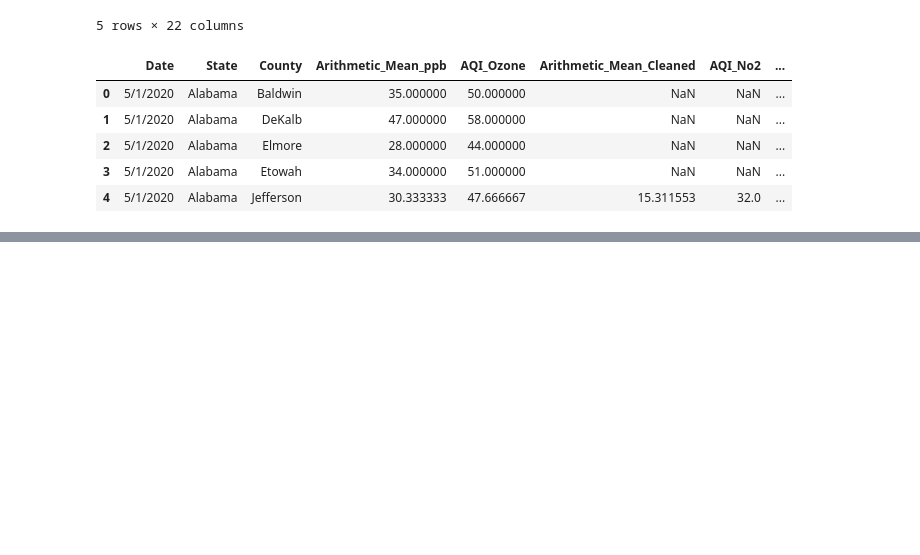
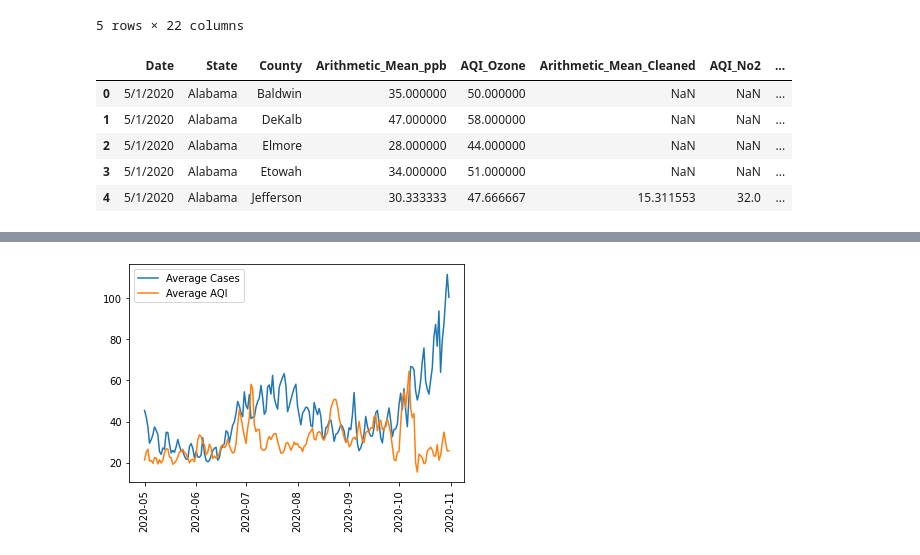
Before and after one commit to Jonathan-Barton/AirQualityProject, a Jupyter notebook: Data Merging.ipynb, the cells around one changed output, grey strips where cells are left out. Saved outputs shown, nothing was run; the diff lists cells and outputs as text; code cells hidden in the pictures; blank space fills up the shorter version.

Commit message:
made some separate datasets and a few more changes. Deleted some rows where we were missing A LOT of data.

```diff
--- a/Data Merging.ipynb
+++ b/Data Merging.ipynb
@@ -167,6 +167,12 @@ List of counties in AQData but not in covidData:
 
 
  {'Fairbanks North Star Borough'}
+# %%
+#No AQData available widely on 11/1 11/2 11/3 11/4
+AQData = AQData[AQData['Date_Local'] != '11/1/2020']
+AQData = AQData[AQData['Date_Local'] != '11/2/2020']
+AQData = AQData[AQData['Date_Local'] != '11/3/2020']
+AQData = AQData[AQData['Date_Local'] != '11/4/2020']
 # %% [markdown]
 * This shows us that all of our counties in the AQdata can also be found in the covidData dataset. This means our merge should be successful.
 # %% [markdown]
@@ -282,0 +287,6 @@ filteredMergedData.to_csv('filteredMergedData.csv')
+# %%
+filteredMergedData.to_csv('filteredMergedData.csv')
+print(filteredMergedData.dtypes)
+#need to change date to datetime data type
+filteredMergedData['Date']= pd.to_datetime(filteredMergedData['Date'])
+print(filteredMergedData.dtypes)
@@ -282,0 +311,2 @@ filteredMergedData.to_csv('filteredMergedData.csv')
+# %%
+dailyGroup = filteredMergedData.groupby('Date').mean()
@@ -282,0 +315,8 @@ filteredMergedData.to_csv('filteredMergedData.csv')
+# %%
+plt.plot(dailyGroup['Daily_Cases'], label ='Average Cases')
+plt.plot(dailyGroup['AQI'], label = 'Average AQI')
+plt.xticks(rotation = 90)
+plt.legend()
+plt.show()
+# %% [output]
+[figure, added]
```
Also changed, not shown: parts of 11 cells of this notebook, 9 other files.
